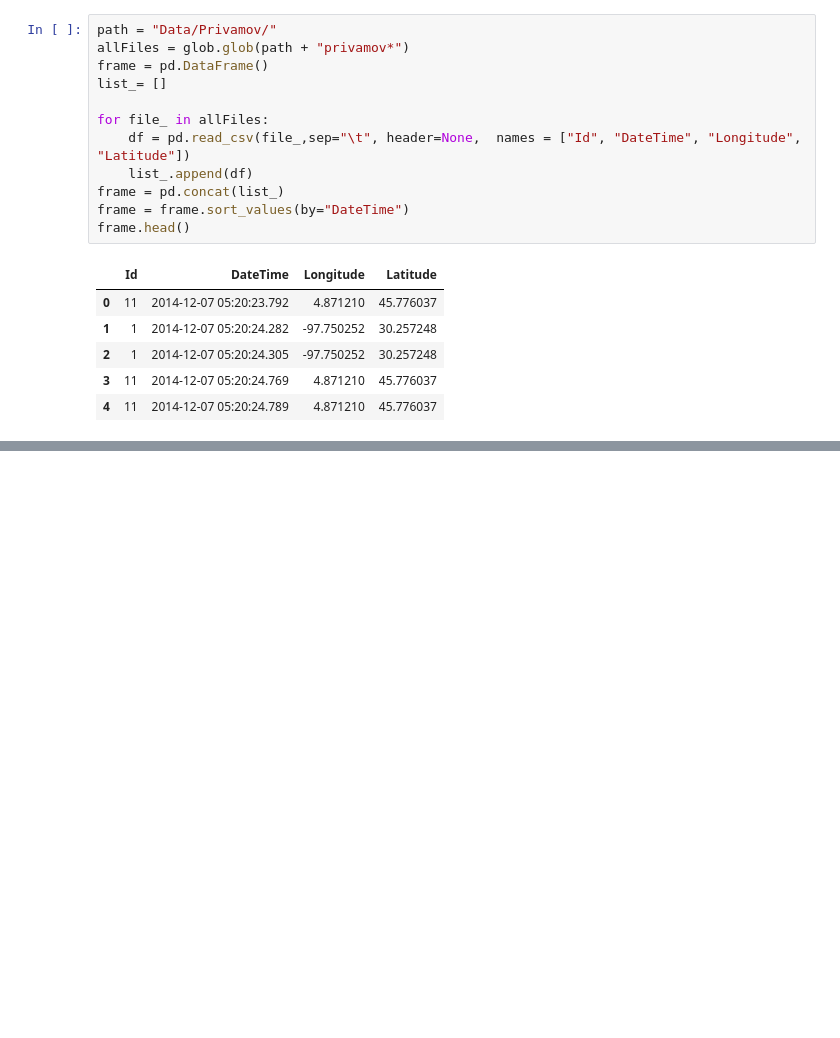
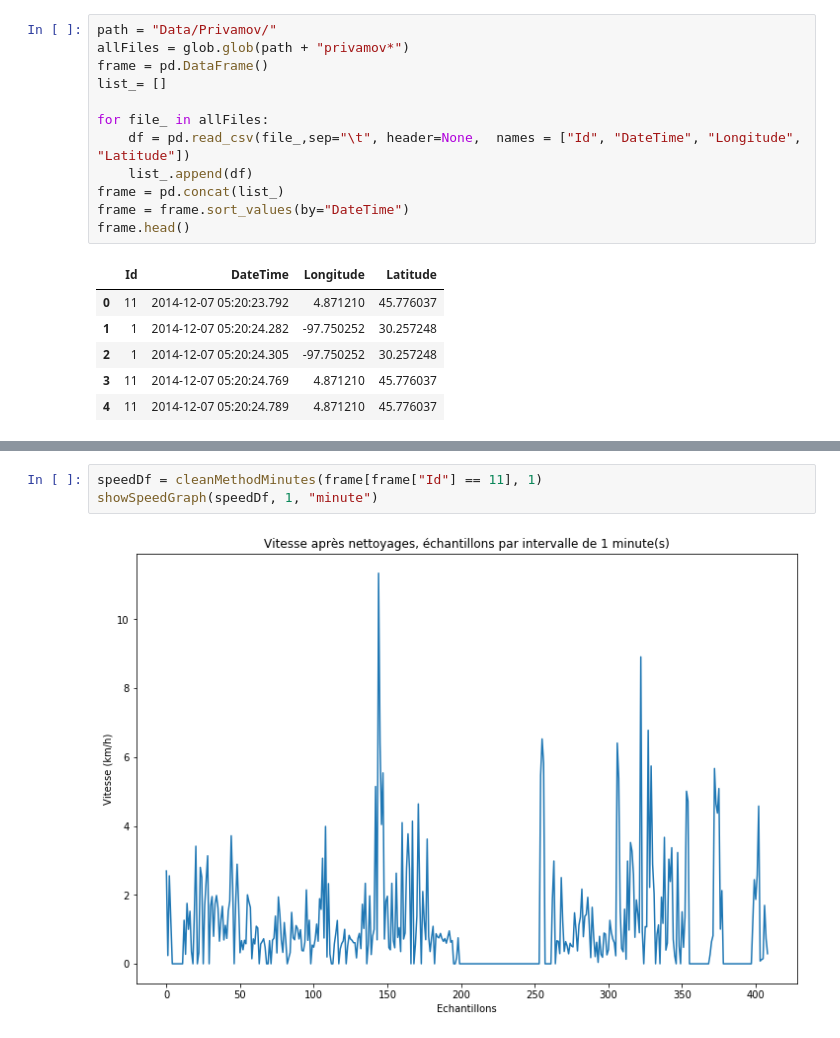
Before and after one commit to AmigoCap/CampusFlow, a Jupyter notebook: 4.ipynb, the cells around one changed output, grey strips where cells are left out. Cells and saved outputs as stored; diff of their text form; blank space fills up the shorter version.

```diff
--- a/4.ipynb
+++ b/4.ipynb
@@ -178,0 +195,5 @@ frame.head()
+# %%
+speedDf = cleanMethodMinutes(frame[frame["Id"] == 11], 1)
+showSpeedGraph(speedDf, 1, "minute")
+# %% [output]
+[figure, added]
```
Also changed, not shown: parts of 26 cells of this notebook, 4 other files.
